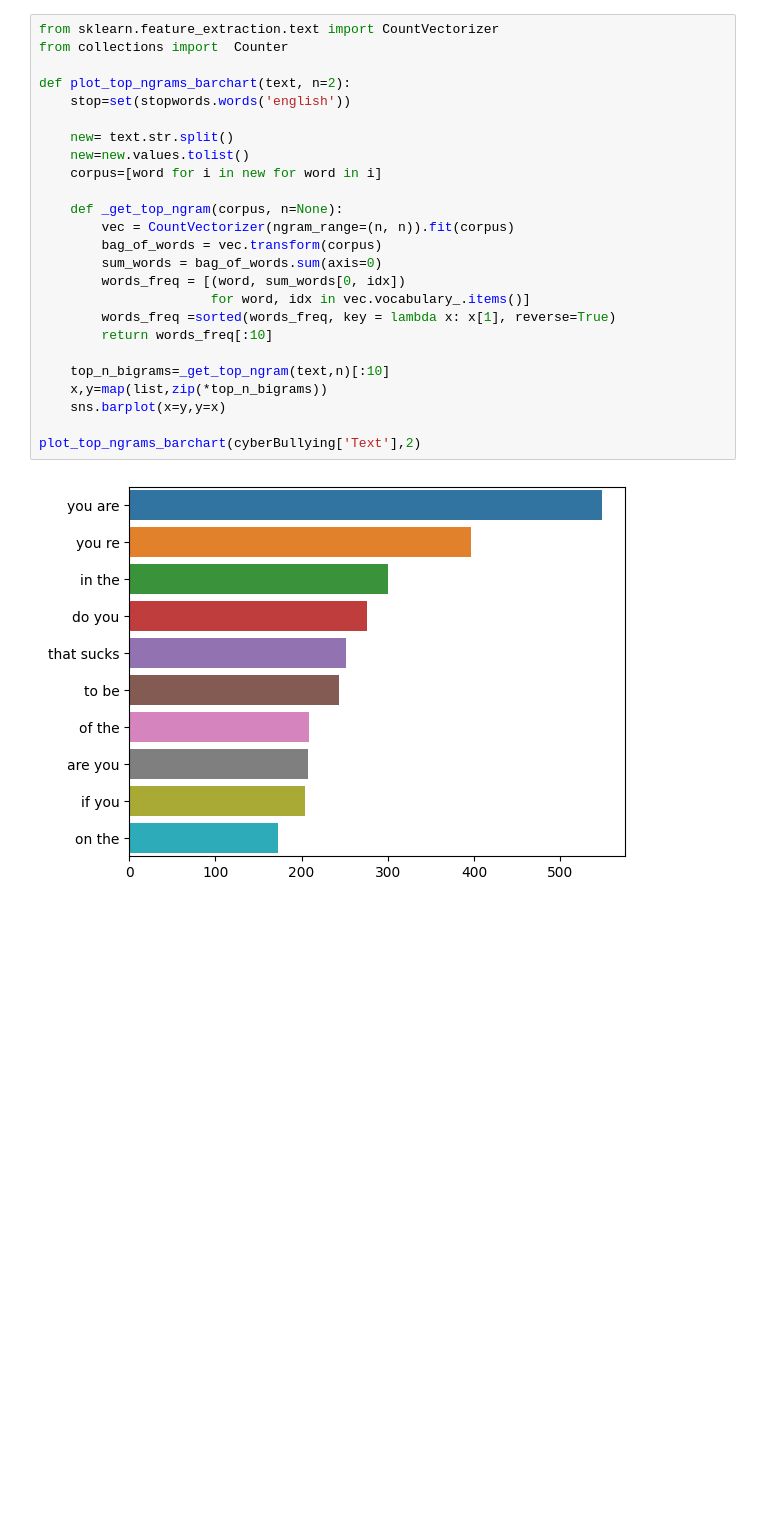
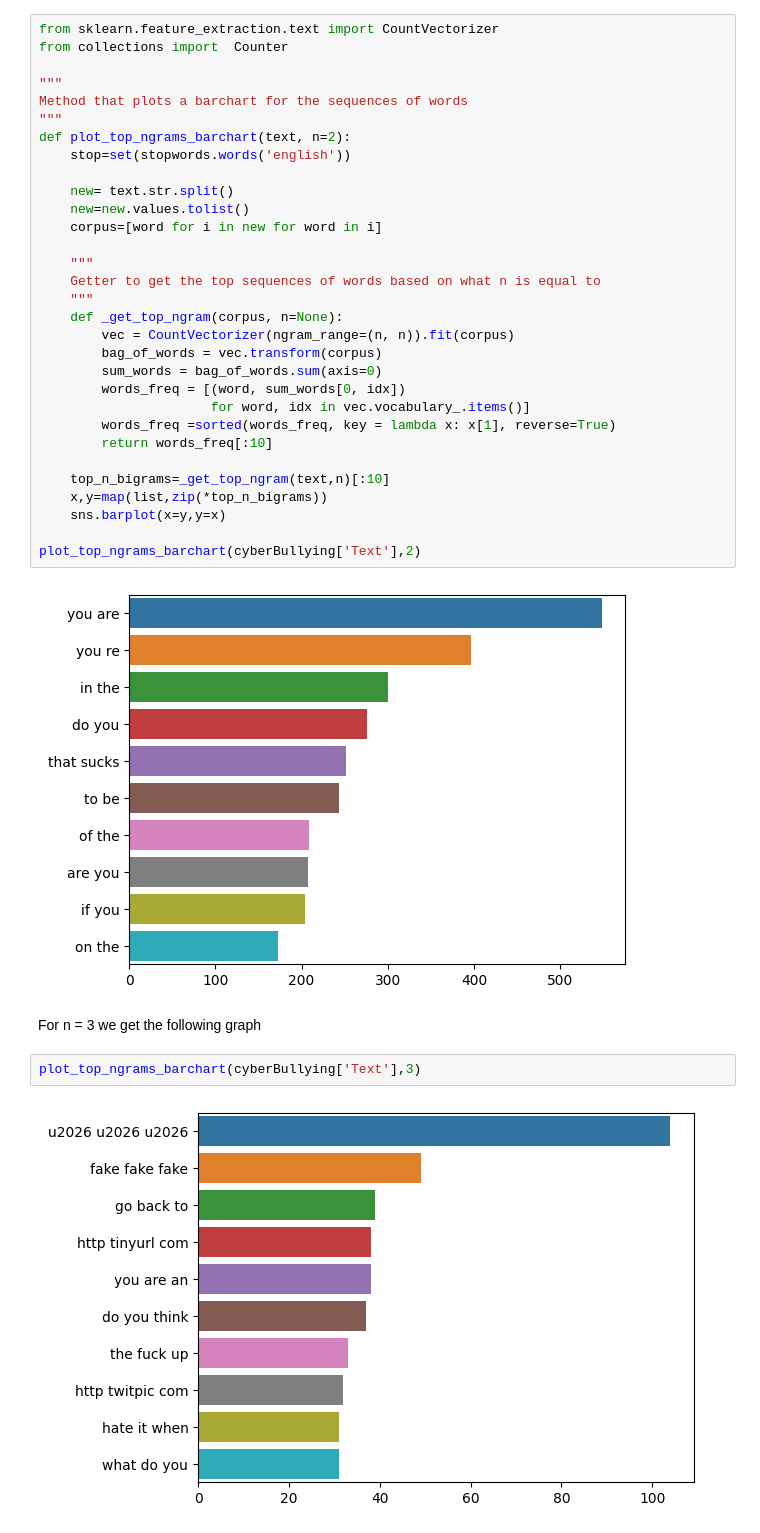
Before and after one commit to Matthew-Bustamante/CS39AA-Project-Cyberbullying, a Jupyter notebook: project_part1.ipynb, the cells around one changed output. Saved outputs shown, nothing was run; the diff lists cells and outputs as text; blank space fills up the shorter version.

```diff
--- a/project_part1.ipynb
+++ b/project_part1.ipynb
@@ -191,6 +164,9 @@ Now lets make an ngram to look sequences of words.  The way this will work is th
 from sklearn.feature_extraction.text import CountVectorizer
 from collections import  Counter
 
+"""
+Method that plots a barchart for the sequences of words
+"""
 def plot_top_ngrams_barchart(text, n=2):
     stop=set(stopwords.words('english'))
 
@@ -198,6 +174,9 @@ def plot_top_ngrams_barchart(text, n=2):
     new=new.values.tolist()
     corpus=[word for i in new for word in i]
 
+    """
+    Getter to get the top sequences of words based on what n is equal to
+    """
     def _get_top_ngram(corpus, n=None):
         vec = CountVectorizer(ngram_range=(n, n)).fit(corpus)
         bag_of_words = vec.transform(corpus)
@@ -214,4 +193,10 @@ def plot_top_ngrams_barchart(text, n=2):
 plot_top_ngrams_barchart(cyberBullying['Text'],2)
 # %% [output]
 [figure]
+# %% [markdown]
+For n = 3 we get the following graph
+# %%
+plot_top_ngrams_barchart(cyberBullying['Text'],3)
+# %% [output]
+[figure, added]
 # %% [markdown]
```
Also changed, not shown: parts of 19 cells of this notebook.
